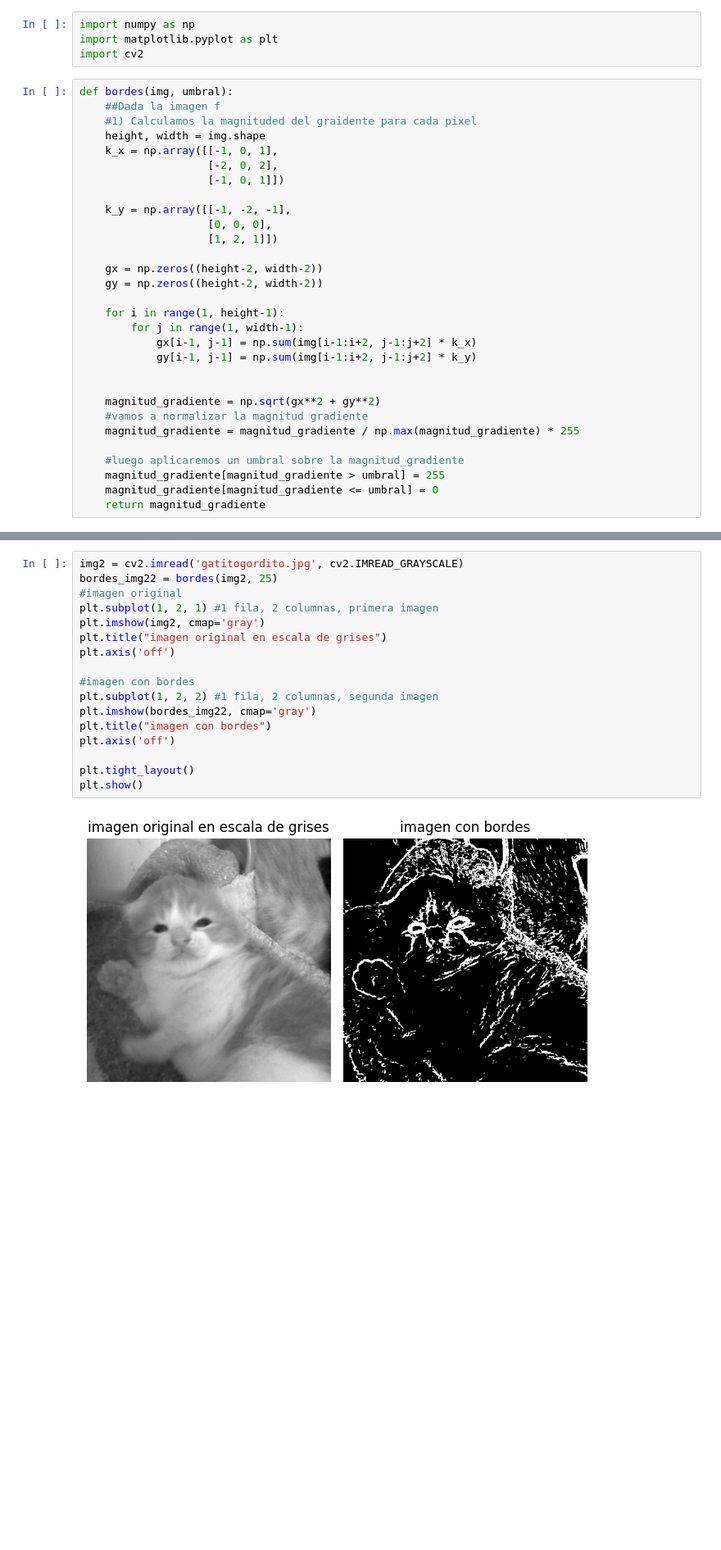
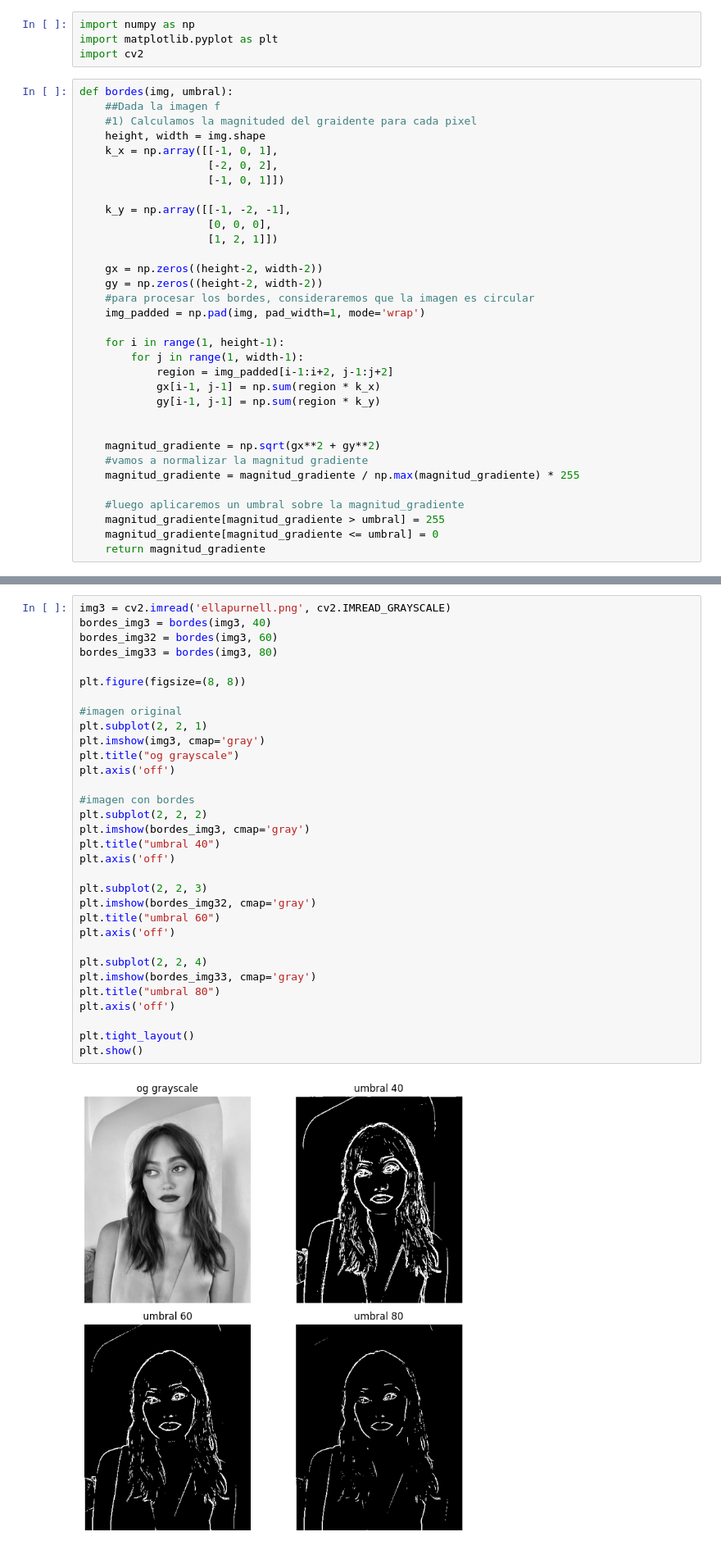
Before and after one commit to digitaldeviltapia/computer-vision-homeworks, a Jupyter notebook: assignment01_pt2/tarea_p2_1_mario_tapia.ipynb, the cells around one changed output, grey strips where cells are left out. Shown at 82% size. Drawn from its saved outputs; the diff is of its cells as text; blank space fills up the shorter version.

```diff
--- a/assignment01_pt2/tarea_p2_1_mario_tapia.ipynb
+++ b/assignment01_pt2/tarea_p2_1_mario_tapia.ipynb
@@ -53,11 +53,14 @@ def bordes(img, umbral):
 
     gx = np.zeros((height-2, width-2))
     gy = np.zeros((height-2, width-2))
+    #para procesar los bordes, consideraremos que la imagen es circular
+    img_padded = np.pad(img, pad_width=1, mode='wrap')
 
     for i in range(1, height-1):
         for j in range(1, width-1):
-            gx[i-1, j-1] = np.sum(img[i-1:i+2, j-1:j+2] * k_x)
-            gy[i-1, j-1] = np.sum(img[i-1:i+2, j-1:j+2] * k_y)
+            region = img_padded[i-1:i+2, j-1:j+2]
+            gx[i-1, j-1] = np.sum(region * k_x)
+            gy[i-1, j-1] = np.sum(region * k_y)
 
 
     magnitud_gradiente = np.sqrt(gx**2 + gy**2)
@@ -109,19 +146,34 @@ plt.show()
 # %%
-img2 = cv2.imread('gatitogordito.jpg', cv2.IMREAD_GRAYSCALE)
-bordes_img22 = bordes(img2, 25)
+img3 = cv2.imread('ellapurnell.png', cv2.IMREAD_GRAYSCALE)
+bordes_img3 = bordes(img3, 40)
+bordes_img32 = bordes(img3, 60)
+bordes_img33 = bordes(img3, 80)
+
+plt.figure(figsize=(8, 8))
+
 #imagen original
-plt.subplot(1, 2, 1) #1 fila, 2 columnas, primera imagen
-plt.imshow(img2, cmap='gray')
-plt.title("imagen original en escala de grises")
+plt.subplot(2, 2, 1)
+plt.imshow(img3, cmap='gray')
+plt.title("og grayscale")
 plt.axis('off')
 
 #imagen con bordes
-plt.subplot(1, 2, 2) #1 fila, 2 columnas, segunda imagen
-plt.imshow(bordes_img22, cmap='gray')
-plt.title("imagen con bordes")
+plt.subplot(2, 2, 2)
+plt.imshow(bordes_img3, cmap='gray')
+plt.title("umbral 40")
+plt.axis('off')
+
+plt.subplot(2, 2, 3)
+plt.imshow(bordes_img32, cmap='gray')
+plt.title("umbral 60")
+plt.axis('off')
+
+plt.subplot(2, 2, 4)
+plt.imshow(bordes_img33, cmap='gray')
+plt.title("umbral 80")
 plt.axis('off')
 
 plt.tight_layout()
 plt.show()
 # %% [output]
-[figure, old version]
+[figure, new version]
```
Also changed, not shown: parts of 26 cells of this notebook, 6 other files.
